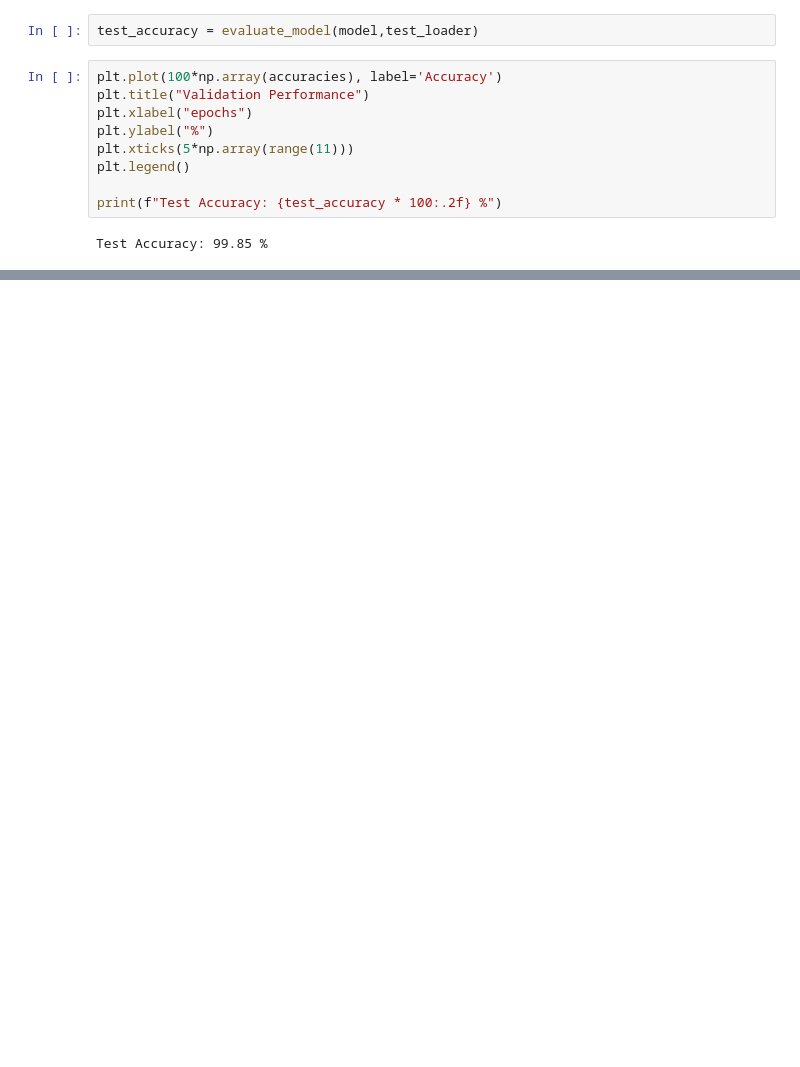
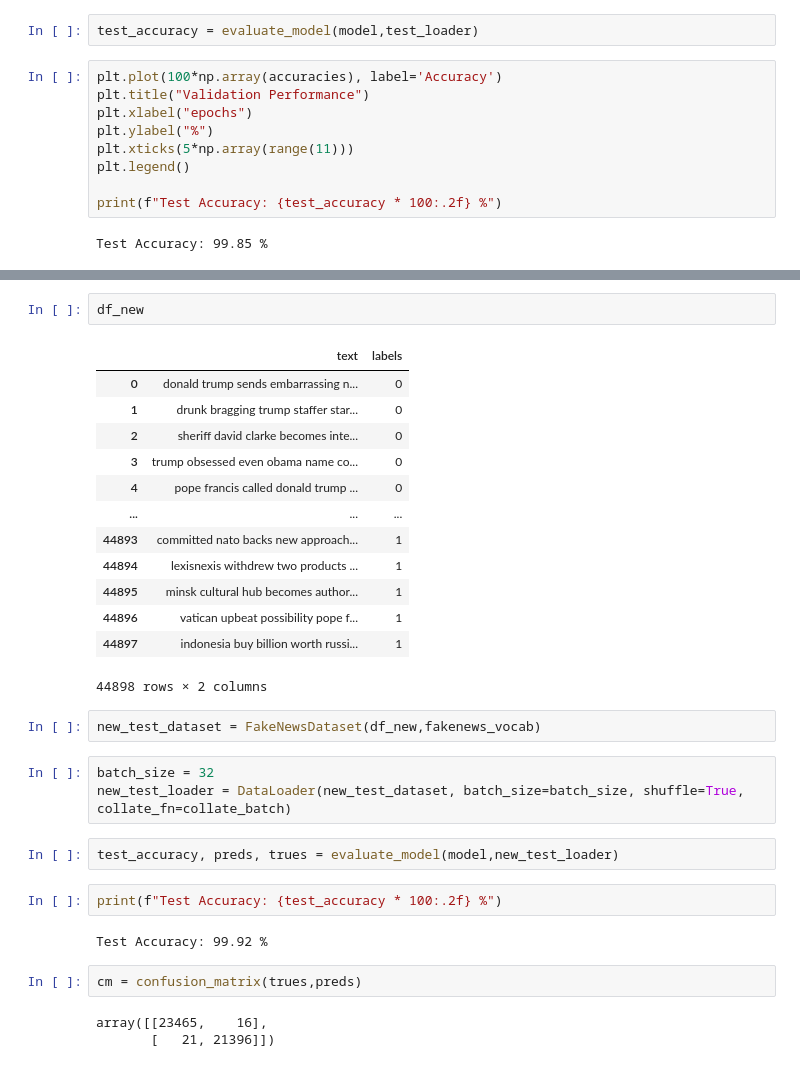
Before and after one commit to SvelaT/fake-news-detector, a Jupyter notebook: fakenews.ipynb, the cells around one changed output, grey strips where cells are left out. Drawn from its saved outputs; the diff is of its cells as text; blank space fills up the shorter version.

Commit message:
test on other

```diff
--- a/fakenews.ipynb
+++ b/fakenews.ipynb
@@ -297,0 +335,32 @@ Test Accuracy: 99.85 %
+# %%
+df_new
+# %% [output]
+|  | text | labels |
+| 0 | donald trump sends embarrassing n... | 0 |
+| 1 | drunk bragging trump staffer star... | 0 |
+| 2 | sheriff david clarke becomes inte... | 0 |
+| 3 | trump obsessed even obama name co... | 0 |
+| 4 | pope francis called donald trump ... | 0 |
+| ... | ... | ... |
+| 44893 | committed nato backs new approach... | 1 |
+| 44894 | lexisnexis withdrew two products ... | 1 |
+| 44895 | minsk cultural hub becomes author... | 1 |
+| 44896 | vatican upbeat possibility pope f... | 1 |
+| 44897 | indonesia buy billion worth russi... | 1 |
+44898 rows × 2 columns
+# %%
+new_test_dataset = FakeNewsDataset(df_new,fakenews_vocab)
+# %%
+batch_size = 32
+new_test_loader = DataLoader(new_test_dataset, batch_size=batch_size, shuffle=True, collate_fn=collate_batch)
+# %%
+test_accuracy, preds, trues = evaluate_model(model,new_test_loader)
+# %%
+print(f"Test Accuracy: {test_accuracy * 100:.2f} %")
+# %% [output]
+Test Accuracy: 99.92 %
+# %%
+cm = confusion_matrix(trues,preds)
+# %% [output]
+array([[23465,    16],
+       [   21, 21396]])
```
Also changed, not shown: parts of 9 cells of this notebook, 1 other file.
